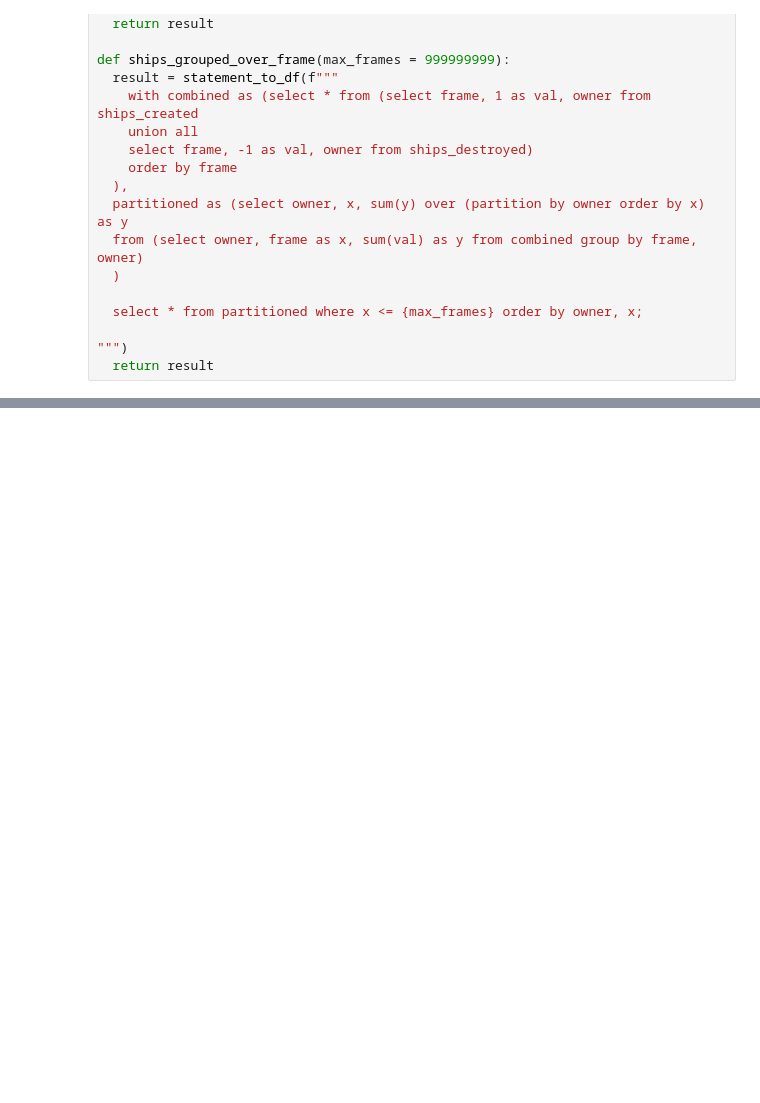
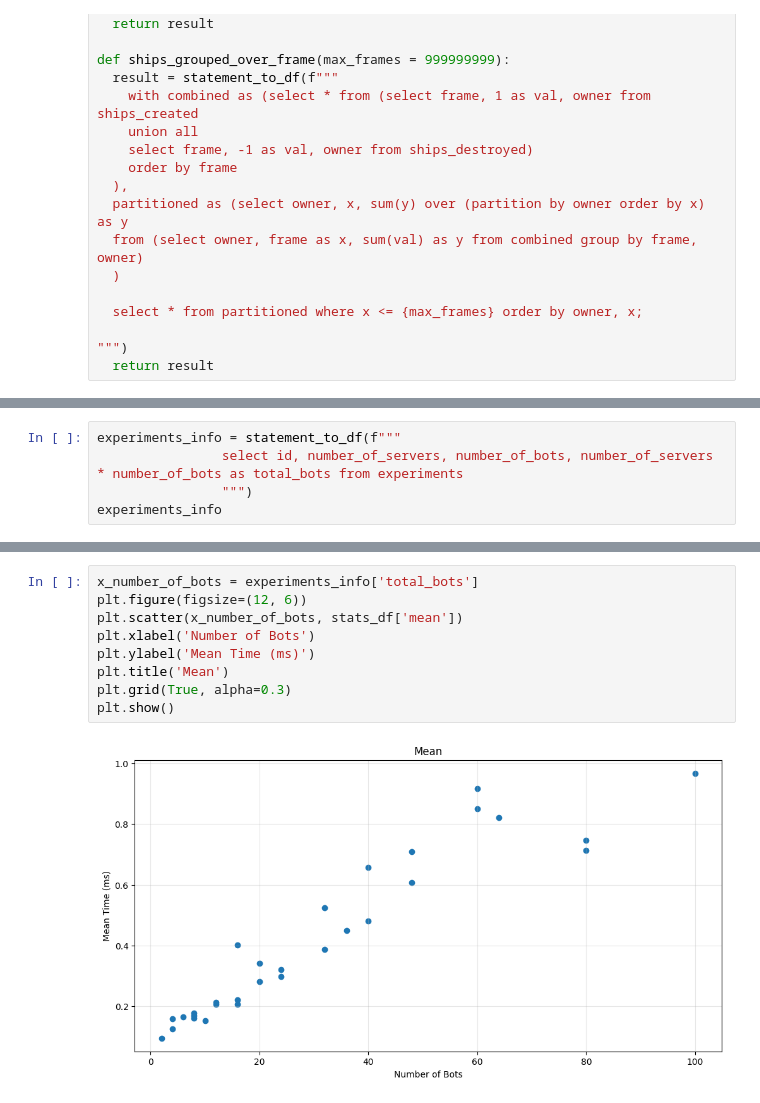
Before and after one commit to GDX64/rust-game, a Jupyter notebook: benchmarks/main.ipynb, the cells around one changed output, grey strips where cells are left out. Saved outputs shown, nothing was run; the diff lists cells and outputs as text; blank space fills up the shorter version.

```diff
--- a/benchmarks/main.ipynb
+++ b/benchmarks/main.ipynb
@@ -142,0 +93,5 @@ plt.stackplot(x_array, all_y)
+# %%
+experiments_info = statement_to_df(f"""
+                select id, number_of_servers, number_of_bots, number_of_servers * number_of_bots as total_bots from experiments
+                """)
+experiments_info
@@ -162,0 +150,11 @@ last = df.groupby("experiment_id").plot(x='x', y='y')
+# %%
+x_number_of_bots = experiments_info['total_bots']
+plt.figure(figsize=(12, 6))
+plt.scatter(x_number_of_bots, stats_df['mean'])
+plt.xlabel('Number of Bots')
+plt.ylabel('Mean Time (ms)')
+plt.title('Mean')
+plt.grid(True, alpha=0.3)
+plt.show()
+# %% [output]
+[figure, added]
```
Also changed, not shown: parts of 8 cells of this notebook, 1 other file.
